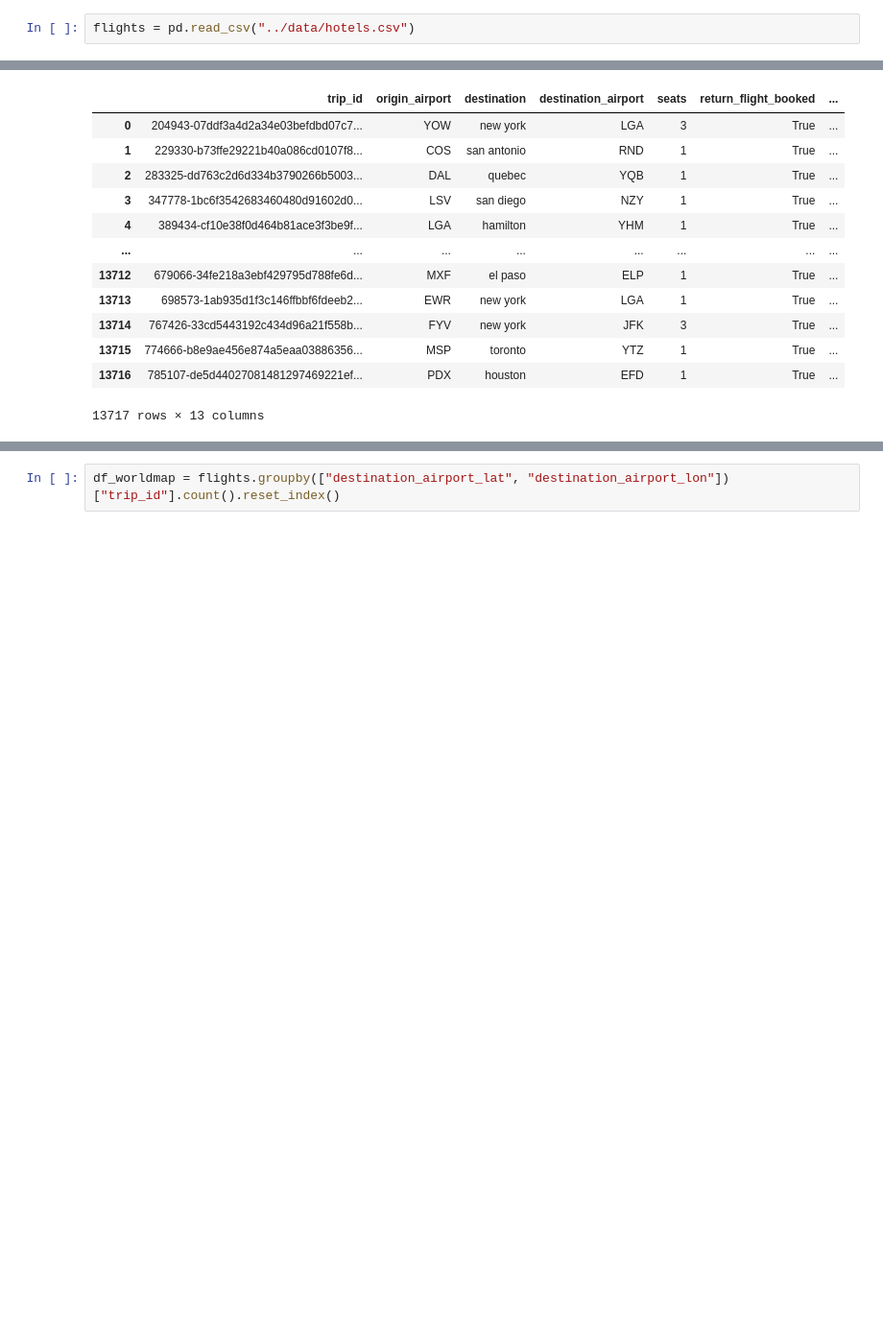
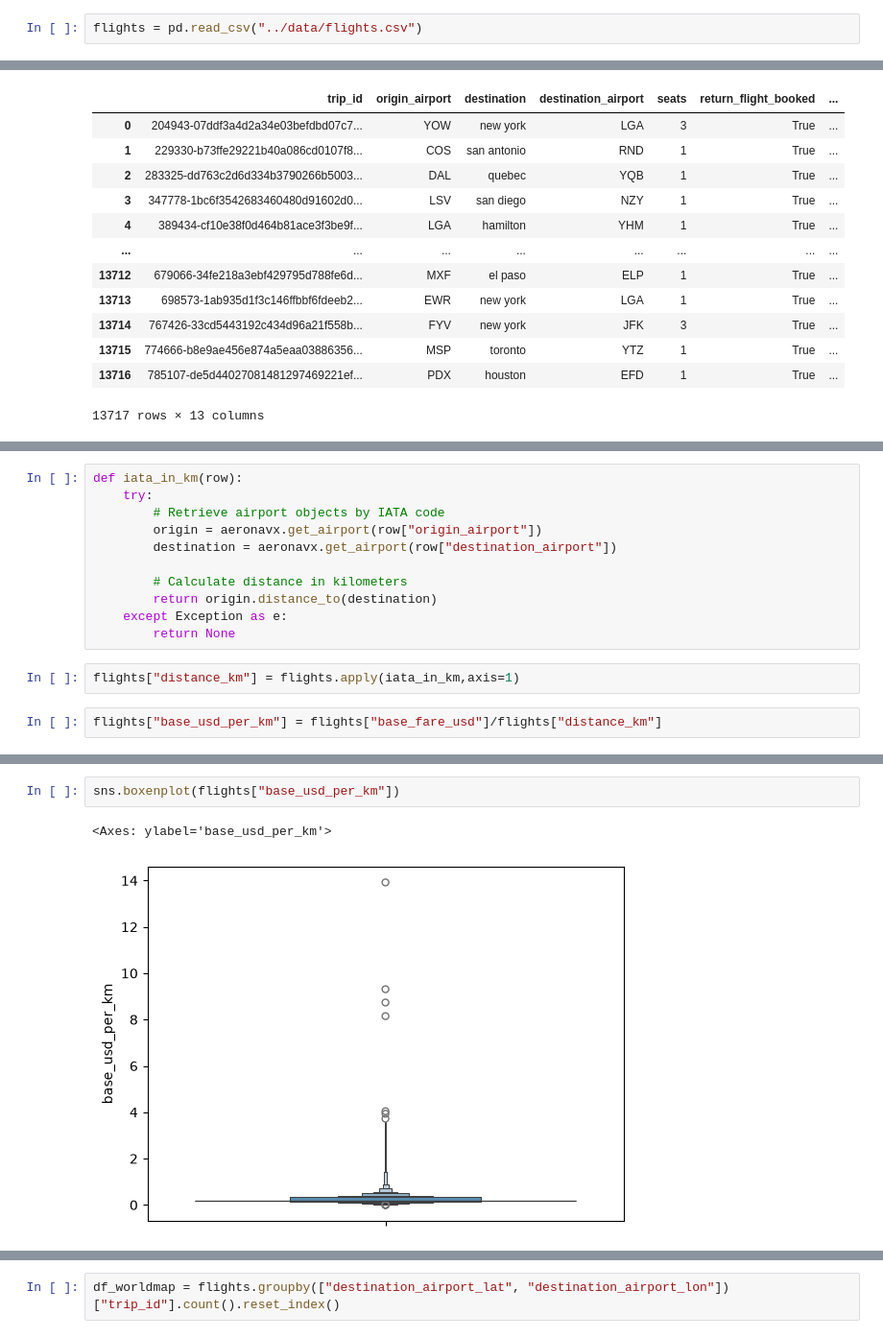
Before and after one commit to anuarsantoyo/TravelTideOct26, a Jupyter notebook: notebooks/EDA.ipynb, the cells around one changed output, grey strips where cells are left out. Shown at 96% size. Cells and saved outputs as stored; diff of their text form; blank space fills up the shorter version.

```diff
--- a/notebooks/EDA.ipynb
+++ b/notebooks/EDA.ipynb
@@ -182,7 +182,7 @@ Idee: tenure verteilung
 # %% [markdown]
 # Flights
 # %%
-flights = pd.read_csv("../data/hotels.csv")
+flights = pd.read_csv("../data/flights.csv")
 # %%
 flights
 # %% [output]
@@ -201,0 +216,15 @@ flights
+# %%
+def iata_in_km(row):
+    try:
+        # Retrieve airport objects by IATA code
+        origin = aeronavx.get_airport(row["origin_airport"])
+        destination = aeronavx.get_airport(row["destination_airport"])
+
+        # Calculate distance in kilometers
+        return origin.distance_to(destination)
+    except Exception as e:
+        return None
+# %%
+flights["distance_km"] = flights.apply(iata_in_km,axis=1)
+# %%
+flights["base_usd_per_km"] = flights["base_fare_usd"]/flights["distance_km"]
@@ -201,0 +263,5 @@ flights
+# %%
+sns.boxenplot(flights["base_usd_per_km"])
+# %% [output]
+<Axes: ylabel='base_usd_per_km'>
+[figure, added]
```
Also changed, not shown: parts of 19 cells of this notebook.
